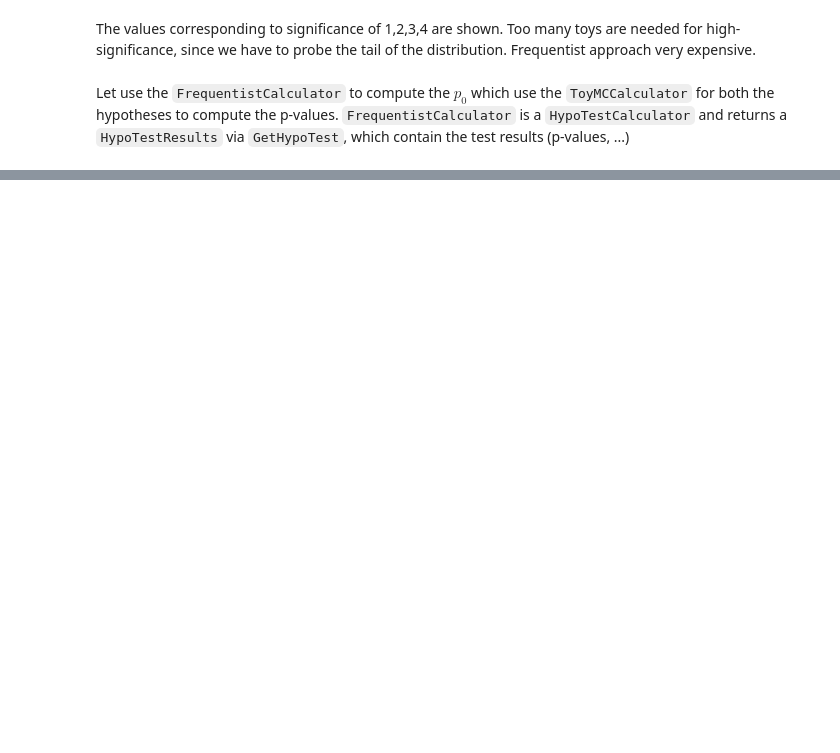
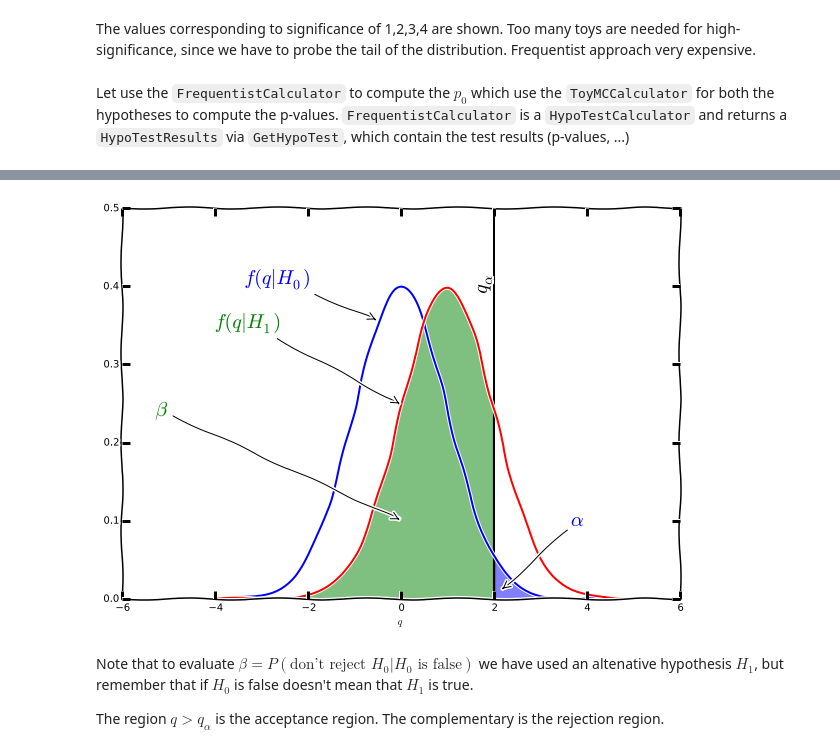
Before and after one commit to wiso/StatisticsLectures, a Jupyter notebook: Lecture1.ipynb, the cells around one changed output, grey strips where cells are left out. Drawn from its saved outputs; the diff is of its cells as text; code cells hidden in the pictures; blank space fills up the shorter version.

```diff
--- a/Lecture1.ipynb
+++ b/Lecture1.ipynb
@@ -522,0 +524,8 @@ $\sqrt{2(n \log(n/b) + b - n)} = 3.39$
+# %%
+fig
+# %% [output]
+[figure, added]
+# %% [markdown]
+Note that to evaluate $\beta = P(\text{don't reject } H_0|H_0 \text{ is false})$ we have used an altenative hypothesis $H_1$, but remember that if $H_0$ is false doesn't mean that $H_1$ is true.
+
+The region $q > q_\alpha$ is the acceptance region. The complementary is the rejection region.
```
Also changed, not shown: parts of 24 cells of this notebook, 1 other file.
